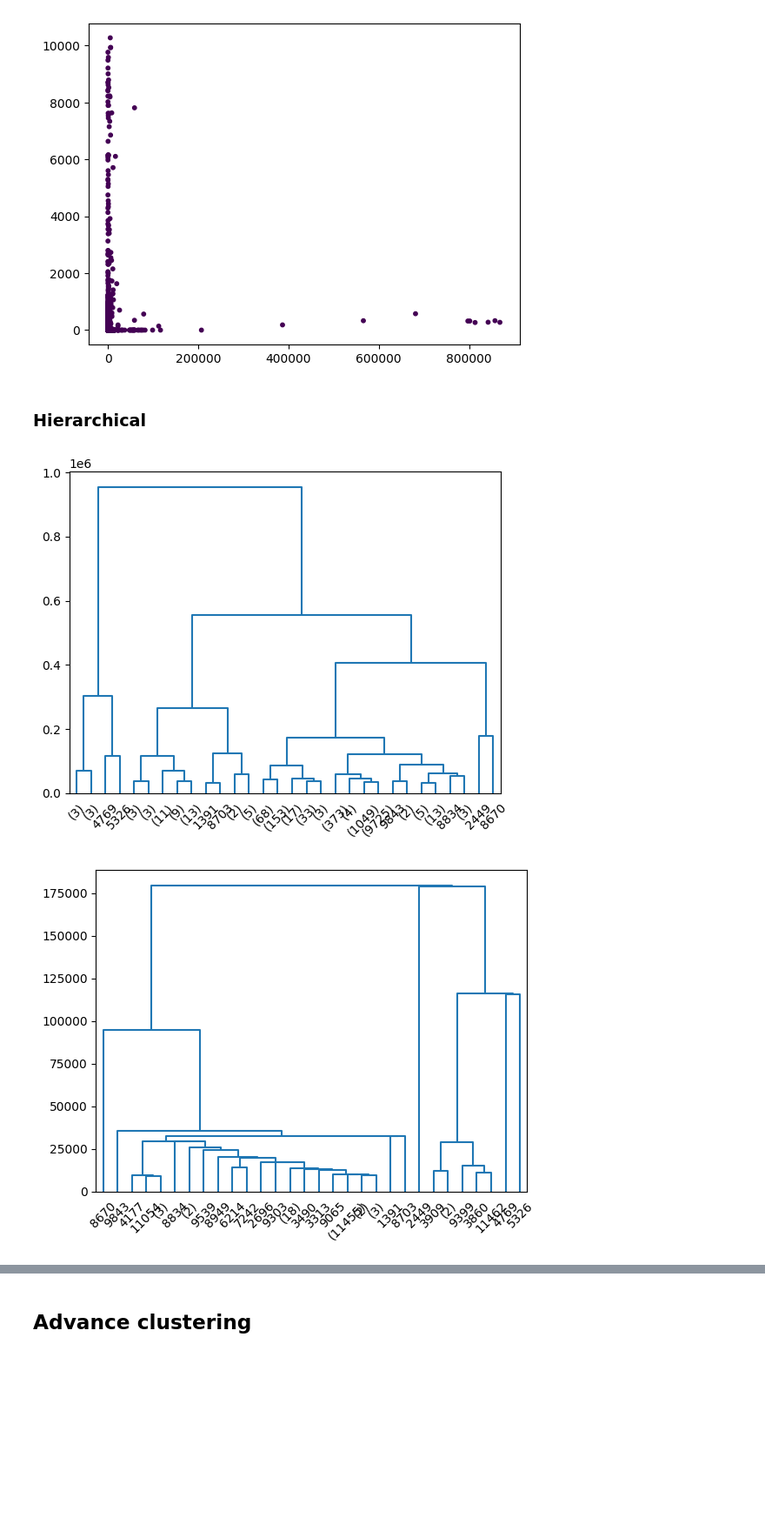
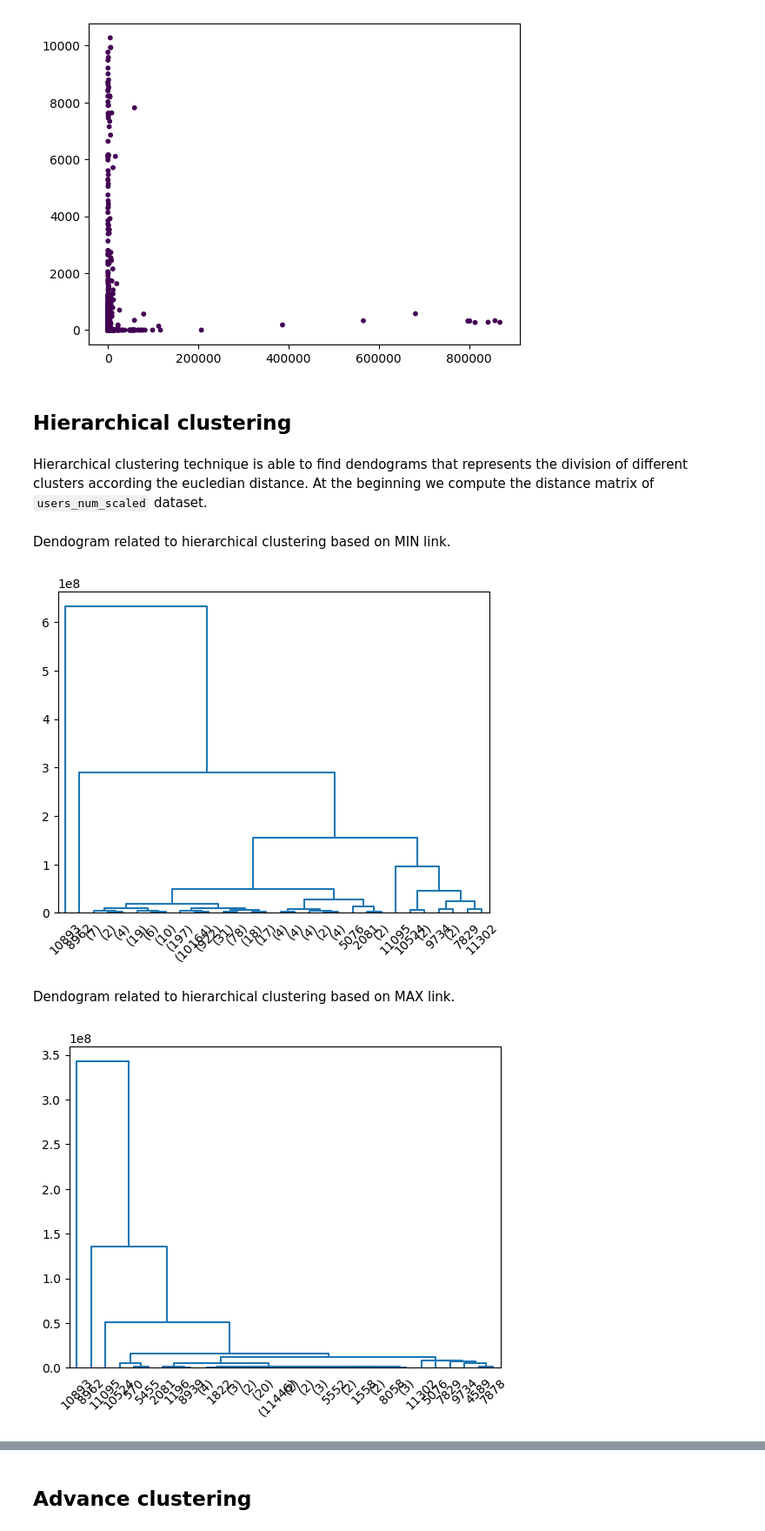
Before and after one commit to federicosilvestri/data-mining, a Jupyter notebook: 2_clustering_analysis.ipynb, the cells around one changed output, grey strips where cells are left out. Shown at 87% size. Cells and saved outputs as stored; diff of their text form; code cells hidden in the pictures; blank space fills up the shorter version.

Commit message:
clustering updates

```diff
--- a/2_clustering_analysis.ipynb
+++ b/2_clustering_analysis.ipynb
@@ -236,6 +257,2 @@ lg.info(dist)
 # %%
-k = 100
-kth_distances = []
-for d in dist:
-    index_kth_distance = np.argsort(d)[k]
-    kth_distances.append(d[index_kth_distance])
+kth_distances = [d[np.argsort(d)[k]] for d in dist]
@@ -261,7 +272,7 @@ plt.show()
 # %%
-dbscan = DBSCAN(eps=15, min_samples=k)
+dbscan = DBSCAN(eps=0.11, min_samples=k)
 dbscan.fit(users_num_scaled)
 
-lg.info(f'Silhouette {silhouette_score(users_num_scaled, kmeans.labels_)}')
-lg.info(f'Separation {metrics.davies_bouldin_score(users_num_scaled, kmeans.labels_)}')
+lg.info(f'Silhouette {silhouette_score(users_num_scaled, dbscan.labels_)}')
+lg.info(f'Separation {metrics.davies_bouldin_score(users_num_scaled, dbscan.labels_)}')
 # %% [output]
@@ -279,16 +328,22 @@ plt.show()
 # %% [output]
 [figure]
 # %% [markdown]
-### Hierarchical
+## Hierarchical clustering
+# %% [markdown]
+Hierarchical clustering technique is able to find dendograms that represents the division of different clusters according the eucledian distance. At the beginning we compute the distance matrix of `users_num_scaled` dataset.
+# %%
+data_dist = pdist(users_num_scaled, metric='euclidean')
+# %% [markdown]
+Dendogram related to hierarchical clustering based on MIN link.
 # %%
-data_dist = pdist(users_num, metric='euclidean')
-data_link = linkage(data_dist, method='complete', metric='euclidean')
-res = dendrogram(data_link, color_threshold=1.0, truncate_mode='lastp')
+data_link = linkage(data_dist, method='single', metric='euclidean')
+res = dendrogram(data_link, color_threshold=0.45, truncate_mode='lastp')
 # %% [output]
-[figure, old version]
+[figure, new version]
+# %% [markdown]
+Dendogram related to hierarchical clustering based on MAX link.
 # %%
-data_dist = pdist(users_num, metric='euclidean')
-data_link = linkage(data_dist, method='single', metric='euclidean')
-res = dendrogram(data_link, color_threshold=0.2, truncate_mode='lastp')
+data_link = linkage(data_dist, method='complete', metric='euclidean')
+res = dendrogram(data_link, color_threshold=1.25, truncate_mode='lastp')
 # %% [output]
-[figure, old version]
+[figure, new version]
```
Also changed, not shown: parts of 29 cells of this notebook, 1 other file.
